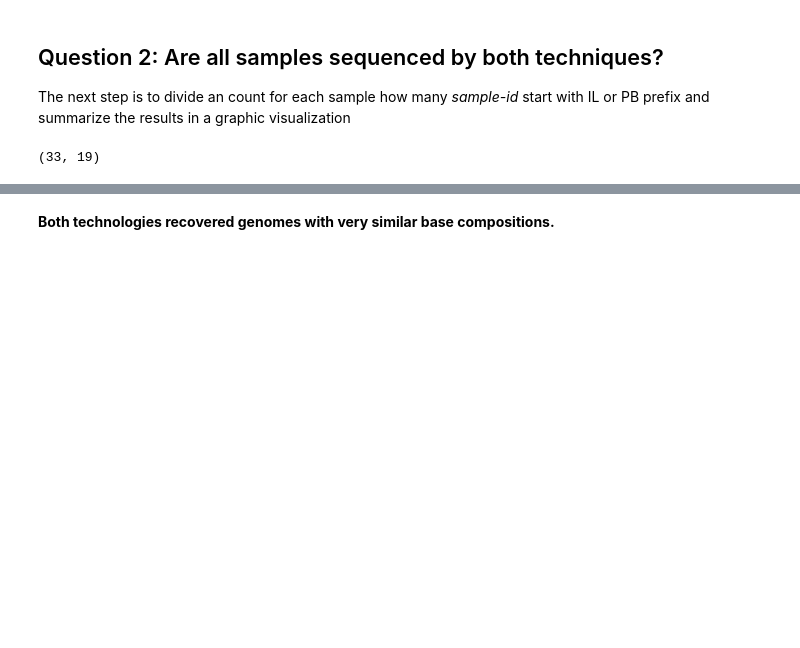
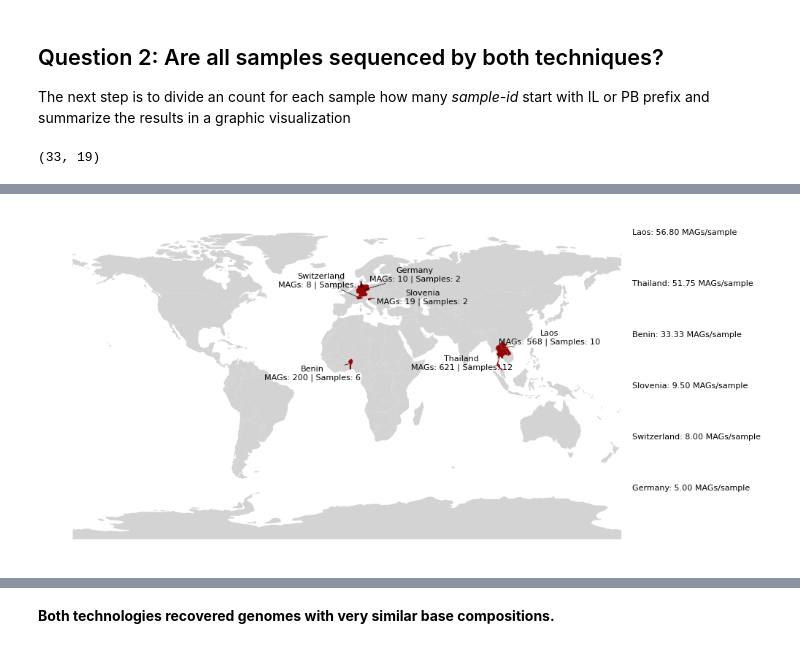
Before and after one commit to EneaMotta/Interplanetary_Microbiome, a Jupyter notebook: 01.2_Data_Exploration.ipynb, the cells around one changed output, grey strips where cells are left out. Saved outputs shown, nothing was run; the diff lists cells and outputs as text; code cells hidden in the pictures; blank space fills up the shorter version.

```diff
--- a/01.2_Data_Exploration.ipynb
+++ b/01.2_Data_Exploration.ipynb
@@ -237,0 +220,4 @@ for file, gc in pacbio_gc.items():
+# %%
+countries = metadata['samp_country'].unique()
+countries_MAG_count = metadata.groupby('samp_country').size().reset_index(name='count')
+countries_sample_count = metadata.groupby('samp_country')['sample'].nunique().reset_index(name='num_samples')
@@ -237,0 +246,76 @@ for file, gc in pacbio_gc.items():
+# %%
+import geopandas as gpd
+import matplotlib.pyplot as plt
+from adjustText import adjust_text
+
+#load map file
+world = gpd.read_file('./additional_data/ne_110m_admin_0_countries.shp')
+
+# Add countries to the highlight list to be colored afterward
+world['highlight'] = world['NAME'].isin(countries)
+
+# Add MAG counts
+world = world.merge(
+    countries_MAG_count.rename(columns={'count': 'mag_count'}),
+    left_on='NAME', right_on='samp_country', how='left'
+)
+
+# Add sample counts
+world = world.merge(
+    countries_sample_count.rename(columns={'num_samples': 'sample_count'}),
+    left_on='NAME', right_on='samp_country', how='left'
+)
+
+# Replace NaNs
+world[['mag_count', 'sample_count']] = world[['mag_count', 'sample_count']].fillna(0)
+
+# Compute MAGs per sample ratio
+world['mag_per_sample'] = world.apply(
+    lambda row: row['mag_count'] / row['sample_count'] if row['sample_count'] > 0 else 0,
+    axis=1
+)
+
+#plot setup
+fig, ax = plt.subplots(figsize=(14,6))
+
+# Base map
+world.plot(ax=ax, color='lightgray')
+
+# Highlighted countries
+world[world['highlight']].plot(ax=ax, color='#950606')
+
+# Labels on countries
+texts = []
+for idx, row in world[world['highlight']].iterrows():
+    label = f"{row['NAME']}\nMAGs: {int(row['mag_count'])} | Samples: {int(row['sample_count'])}"
+    texts.append(
+        ax.text(
+            row.geometry.centroid.x,
+            row.geometry.centroid.y,
+            label,
+            ha='center', va='center',
+            fontsize=8
+        )
+    )
+
+adjust_text(texts, ax=ax, arrowprops=dict(arrowstyle='-', lw=0.5))
+
+# MAGs per sample on the right side
+right_x = world.geometry.total_bounds[2] + (world.geometry.total_bounds[2] - world.geometry.total_bounds[0])*0.02
+highlighted_countries = world[world['highlight']].sort_values('mag_per_sample', ascending=False)
+
+for i, row in enumerate(highlighted_countries.itertuples()):
+    ax.text(
+        right_x,
+        world.geometry.total_bounds[3] - i*(world.geometry.total_bounds[3]-world.geometry.total_bounds[1])/len(highlighted_countries),
+        f"{row.NAME}: {row.mag_per_sample:.2f} MAGs/sample",
+        ha='left',
+        va='center',
+        fontsize=8,
+        color='black'
+    )
+
+ax.set_axis_off()
+plt.show()
+# %% [output]
+[figure, added]
```
Also changed, not shown: parts of 27 cells of this notebook, 5 other files.
